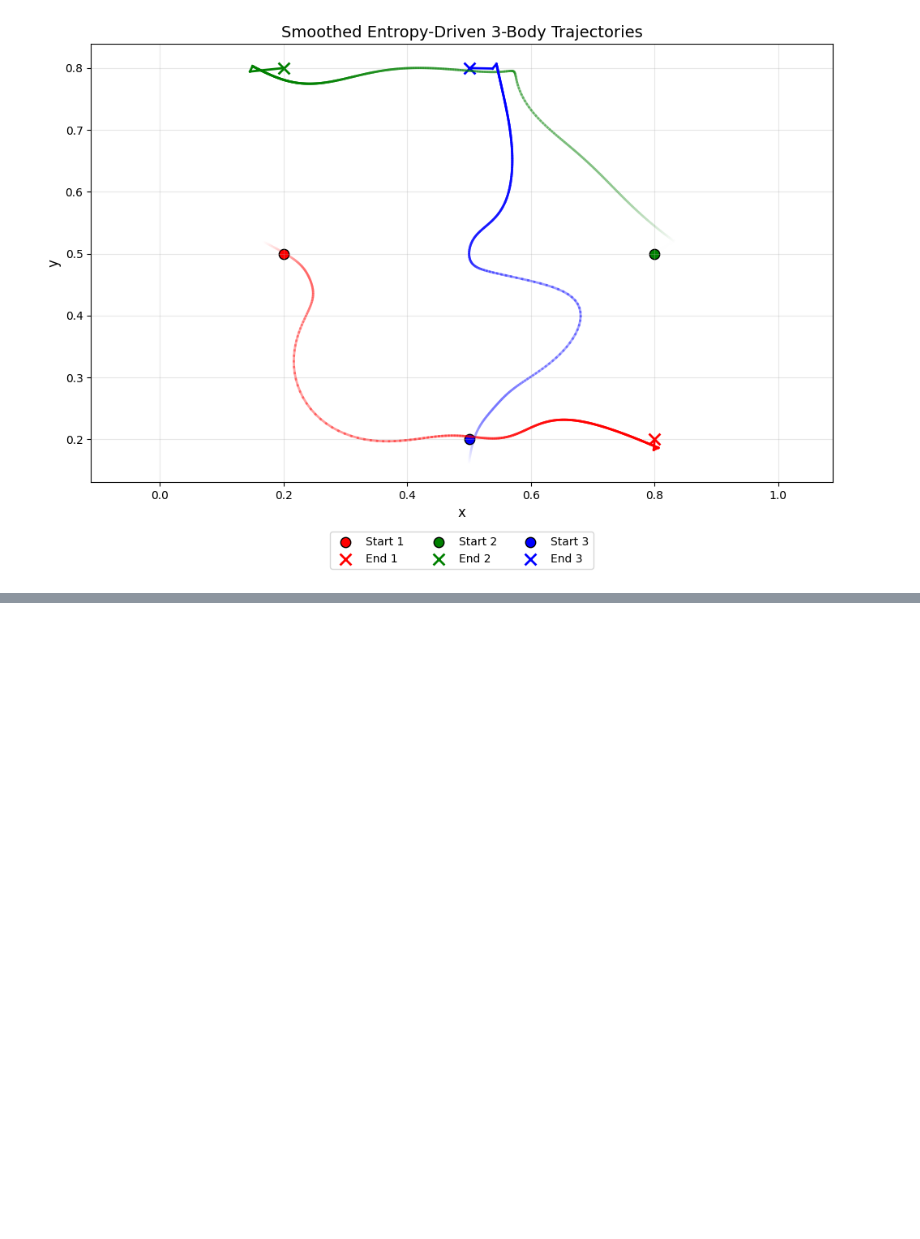
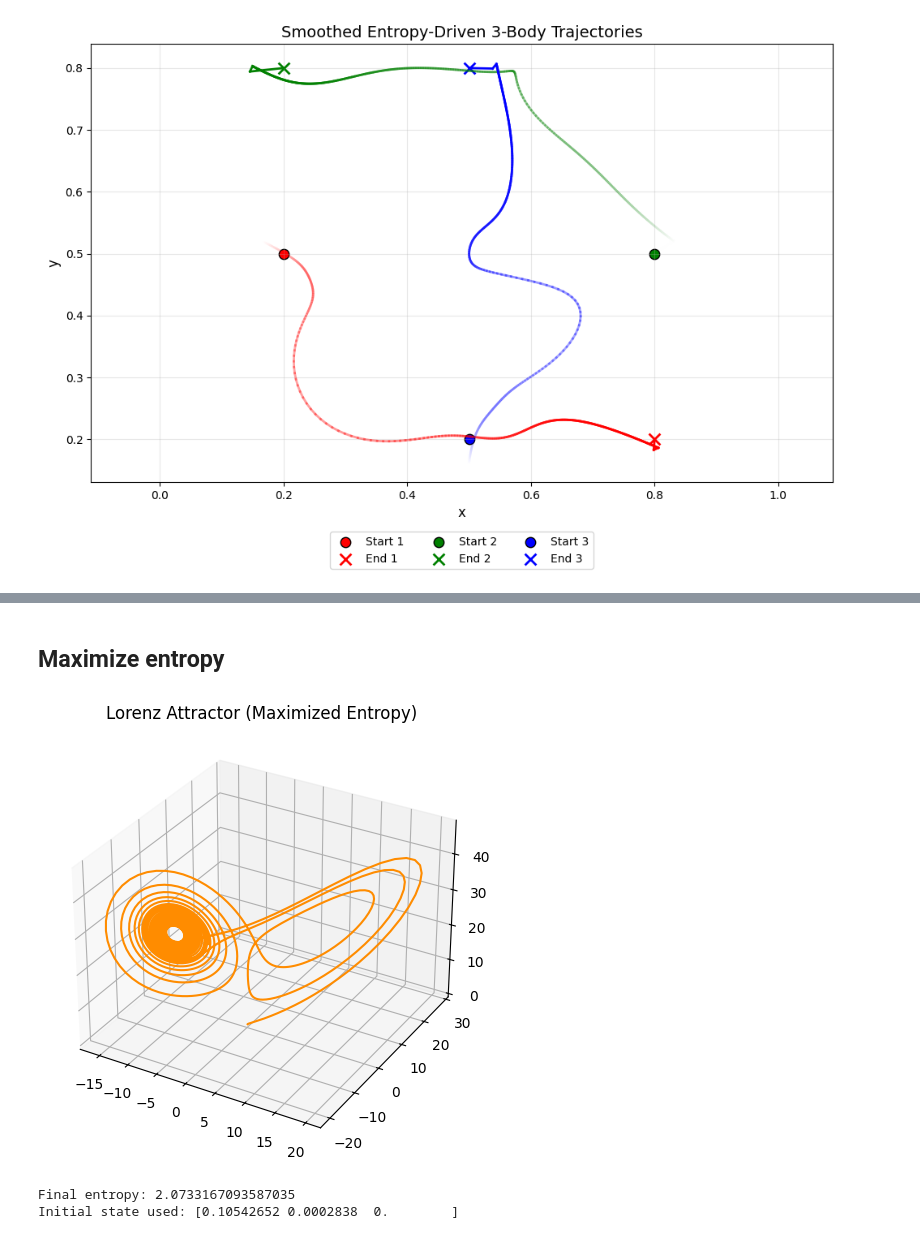
Before and after one commit to nking-1/Generativity, a Jupyter notebook: EntropyFlowLagrangianExamples.ipynb, the cells around one changed output, grey strips where cells are left out. Drawn from its saved outputs; the diff is of its cells as text; code cells hidden in the pictures; blank space fills up the shorter version.

```diff
--- a/EntropyFlowLagrangianExamples.ipynb
+++ b/EntropyFlowLagrangianExamples.ipynb
@@ -1469,0 +1540,66 @@ STOP: TOTAL NO. of f AND g EVALUATIONS EXCEEDS LIMIT
+# %% [markdown]
+## Maximize entropy
+# %%
+import numpy as np
+import matplotlib.pyplot as plt
+from scipy.optimize import minimize
+from scipy.stats import entropy
+
+
+# Lorenz equations in NumPy
+def lorenz_step(state, sigma=10.0, rho=28.0, beta=8/3):
+    x, y, z = state[..., 0], state[..., 1], state[..., 2]
+    dx = sigma * (y - x)
+    dy = x * (rho - z) - y
+    dz = x * y - beta * z
+    return np.stack([dx, dy, dz], axis=-1)
+
+
+# Runge-Kutta integration
+def simulate_lorenz_np(initial_state, dt=0.01, steps=2000):
+    state = np.array(initial_state)
+    trajectory = np.zeros((steps, 3))
+    for i in range(steps):
+        k1 = lorenz_step(state)
+        k2 = lorenz_step(state + 0.5 * dt * k1)
+        k3 = lorenz_step(state + 0.5 * dt * k2)
+        k4 = lorenz_step(state + dt * k3)
+        state = state + (dt / 6) * (k1 + 2*k2 + 2*k3 + k4)
+        trajectory[i] = state
+    return trajectory
+
+# Entropy estimation using histogram
+def entropy_3d(signal, bins=30):
+    hist, _ = np.histogramdd(signal, bins=bins, density=True)
+    p = hist[hist > 0]
+    return -np.sum(p * np.log(p))  # Shannon entropy
+
+def entropy_loss(signal):
+    S = entropy_3d(signal)
+    return 0.5 * S**2
+
+# Objective function for entropy maximization
+def objective_entropy_max(initial_state):
+    signal = simulate_lorenz_np(initial_state)
+    return -entropy_loss(signal)  # Maximize entropy = minimize negative entropy
+
+# Run optimization
+initial_guess = [0.1, 0.0, 0.0]
+result = minimize(objective_entropy_max, initial_guess, bounds=[(-30, 30), (-30, 30), (0, 50)], method='Nelder-Mead')
+
+# Simulate and plot
+final_traj = simulate_lorenz_np(result.x)
+
+fig = plt.figure()
+ax = fig.add_subplot(111, projection='3d')
+ax.plot(final_traj[:, 0], final_traj[:, 1], final_traj[:, 2], color='darkorange')
+ax.set_title("Lorenz Attractor (Maximized Entropy)")
+plt.tight_layout()
+plt.show()
+
+print("Final entropy:", entropy_3d(final_traj))
+print("Initial state used:", result.x)
+# %% [output]
+[figure, added]
+Final entropy: 2.0733167093587035
+Initial state used: [0.10542652 0.0002838  0.        ]
```
Also changed, not shown: parts of 2 cells of this notebook, 2 other files.
